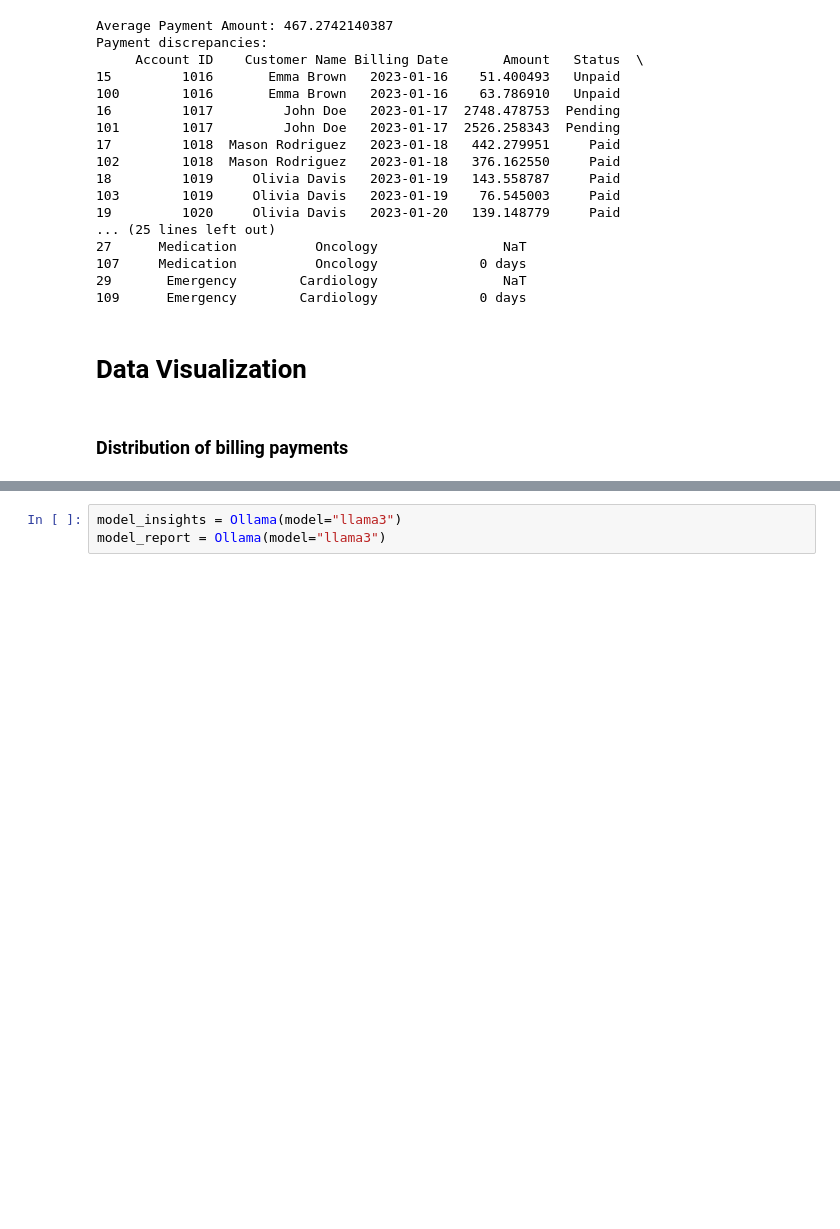
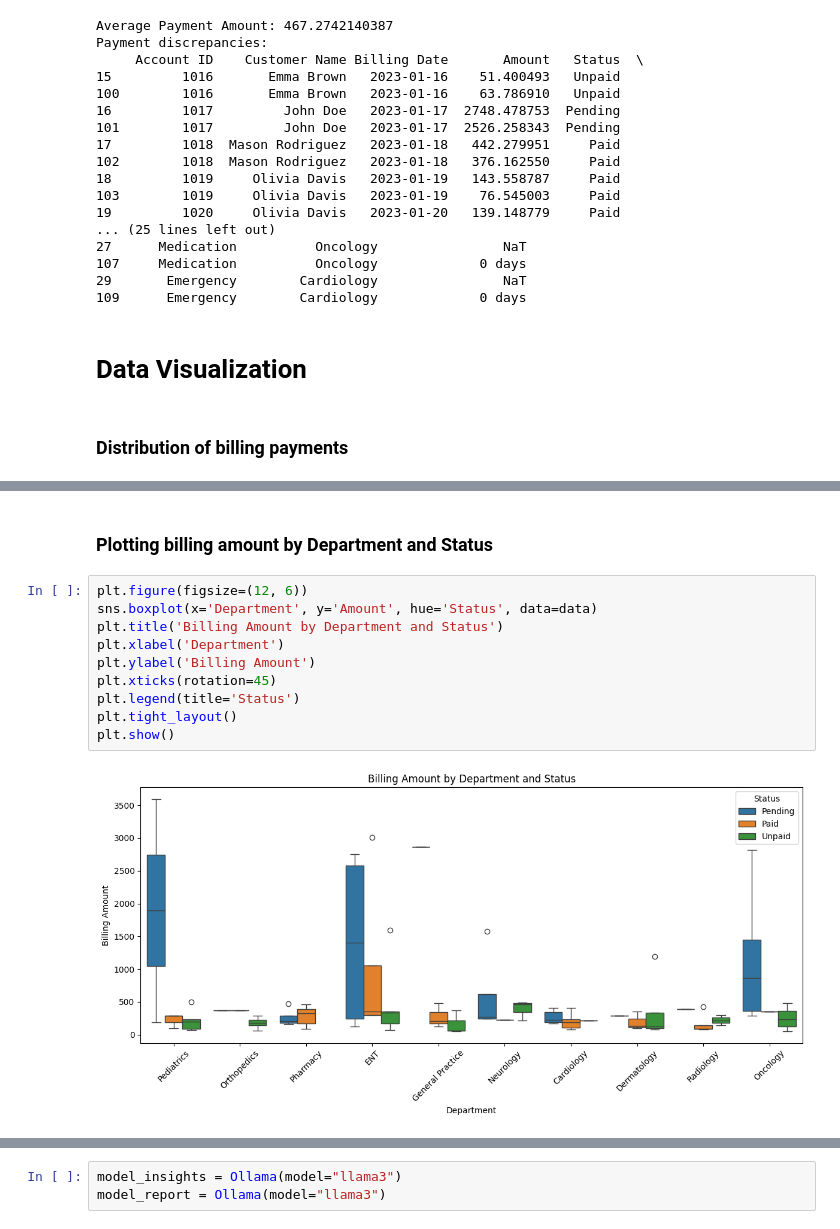
Before and after one commit to vvidhig/Billing-Account, a Jupyter notebook: Notebook.ipynb, the cells around one changed output, grey strips where cells are left out. Saved outputs shown, nothing was run; the diff lists cells and outputs as text; blank space fills up the shorter version.

```diff
--- a/Notebook.ipynb
+++ b/Notebook.ipynb
@@ -239,0 +245,14 @@ plt.show()
+# %% [markdown]
+### Plotting billing amount by Department and Status
+# %%
+plt.figure(figsize=(12, 6))
+sns.boxplot(x='Department', y='Amount', hue='Status', data=data)
+plt.title('Billing Amount by Department and Status')
+plt.xlabel('Department')
+plt.ylabel('Billing Amount')
+plt.xticks(rotation=45)
+plt.legend(title='Status')
+plt.tight_layout()
+plt.show()
+# %% [output]
+[figure, added]
```
Also changed, not shown: parts of 30 cells of this notebook.
